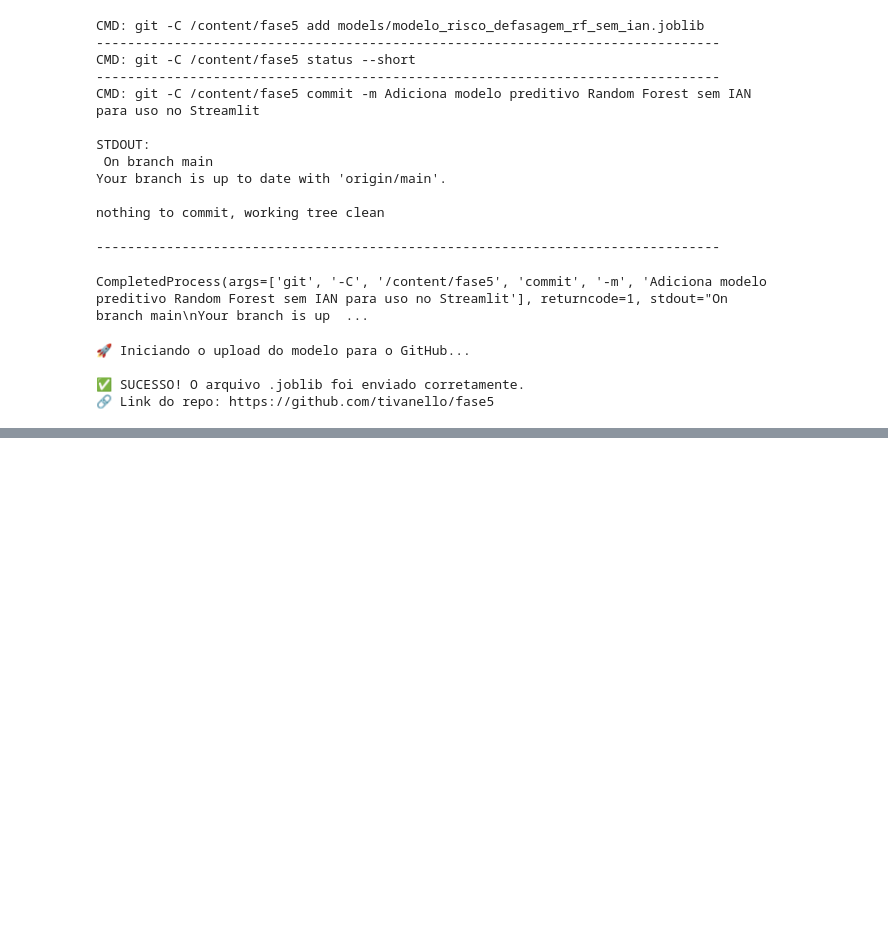
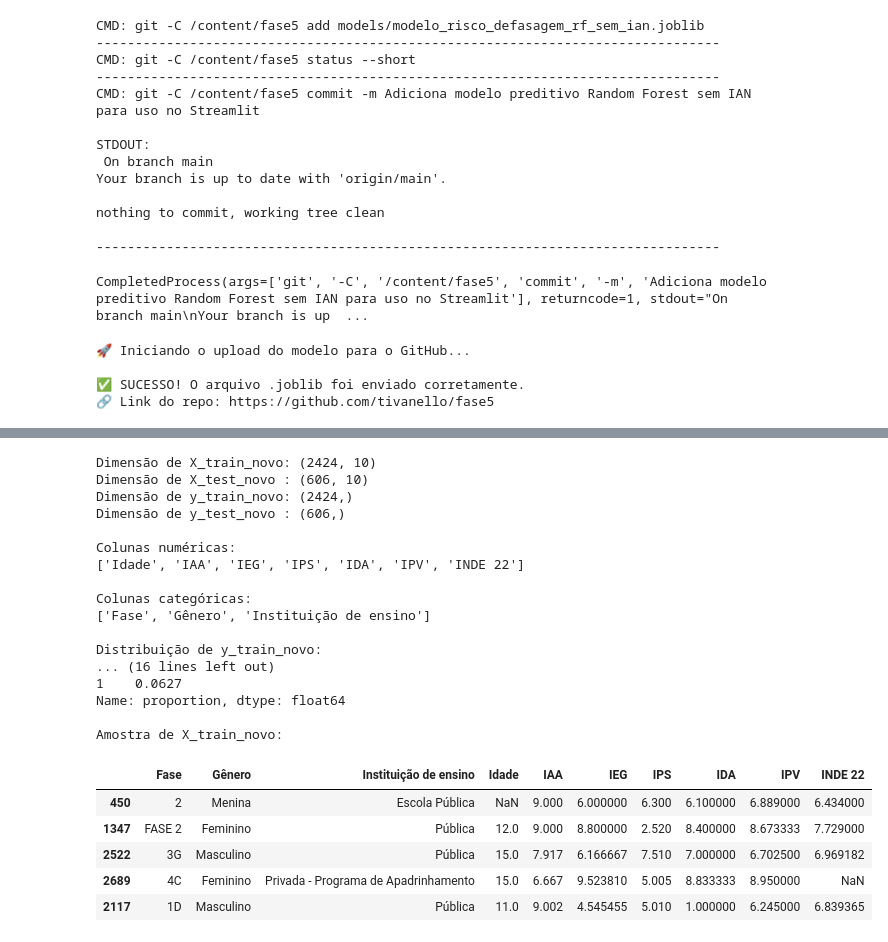
Before and after one commit to tivanello/fase5, a Jupyter notebook: notebooks/fase5_pergunta9_modelo_preditivo_final.ipynb, the cells around one changed output, grey strips where cells are left out. Drawn from its saved outputs; the diff is of its cells as text; code cells hidden in the pictures; blank space fills up the shorter version.

```diff
--- a/notebooks/fase5_pergunta9_modelo_preditivo_final.ipynb
+++ b/notebooks/fase5_pergunta9_modelo_preditivo_final.ipynb
@@ -1408,0 +1751,76 @@ except subprocess.CalledProcessError as e:
+# %%
+# ============================================================
+# BLOCO 13 — TRAIN/TEST SPLIT E DIAGNÓSTICO DAS VARIÁVEIS
+# Objetivo:
+# - Separar base de treino e teste do novo modelo
+# - Identificar colunas numéricas e categóricas
+# - Preparar a estrutura para o novo pipeline
+# ============================================================
+
+from sklearn.model_selection import train_test_split
+
+# ------------------------------------------------------------
+# 1) Separar treino e teste
+# ------------------------------------------------------------
+X_train_novo, X_test_novo, y_train_novo, y_test_novo = train_test_split(
+    X_novo,
+    y_novo,
+    test_size=0.2,
+    random_state=42,
+    stratify=y_novo
+)
+
+# ------------------------------------------------------------
+# 2) Identificar colunas numéricas e categóricas
+# ------------------------------------------------------------
+colunas_numericas_novo = X_train_novo.select_dtypes(include=["int64", "float64"]).columns.tolist()
+colunas_categoricas_novo = X_train_novo.select_dtypes(include=["object", "category"]).columns.tolist()
+
+# ------------------------------------------------------------
+# 3) Conferências
+# ------------------------------------------------------------
+print("Dimensão de X_train_novo:", X_train_novo.shape)
+print("Dimensão de X_test_novo :", X_test_novo.shape)
+print("Dimensão de y_train_novo:", y_train_novo.shape)
+print("Dimensão de y_test_novo :", y_test_novo.shape)
+
+print("\nColunas numéricas:")
+print(colunas_numericas_novo)
+
+print("\nColunas categóricas:")
+print(colunas_categoricas_novo)
+
+print("\nDistribuição de y_train_novo:")
+print(y_train_novo.value_counts())
+print(y_train_novo.value_counts(normalize=True).round(4))
+
+print("\nDistribuição de y_test_novo:")
+print(y_test_novo.value_counts())
+print(y_test_novo.value_counts(normalize=True).round(4))
+
+print("\nAmostra de X_train_novo:")
+display(X_train_novo.head())
+# %% [output]
+Dimensão de X_train_novo: (2424, 10)
+Dimensão de X_test_novo : (606, 10)
+Dimensão de y_train_novo: (2424,)
+Dimensão de y_test_novo : (606,)
+
+Colunas numéricas:
+['Idade', 'IAA', 'IEG', 'IPS', 'IDA', 'IPV', 'INDE 22']
+
+Colunas categóricas:
+['Fase', 'Gênero', 'Instituição de ensino']
+
+Distribuição de y_train_novo:
+... (16 lines left out)
+1    0.0627
+Name: proportion, dtype: float64
+
+Amostra de X_train_novo:
+|  | Fase | Gênero | Instituição de ensino | Idade | IAA | IEG | IPS | IDA | IPV | INDE 22 |
+| 450 | 2 | Menina | Escola Pública | NaN | 9.000 | 6.000000 | 6.300 | 6.100000 | 6.889000 | 6.434000 |
+| 1347 | FASE 2 | Feminino | Pública | 12.0 | 9.000 | 8.800000 | 2.520 | 8.400000 | 8.673333 | 7.729000 |
+| 2522 | 3G | Masculino | Pública | 15.0 | 7.917 | 6.166667 | 7.510 | 7.000000 | 6.702500 | 6.969182 |
+| 2689 | 4C | Feminino | Privada - Programa de Apadrinhamento | 15.0 | 6.667 | 9.523810 | 5.005 | 8.833333 | 8.950000 | NaN |
+| 2117 | 1D | Masculino | Pública | 11.0 | 9.002 | 4.545455 | 5.010 | 1.000000 | 6.245000 | 6.839365 |
```
Also changed, not shown: parts of 11 cells of this notebook.
